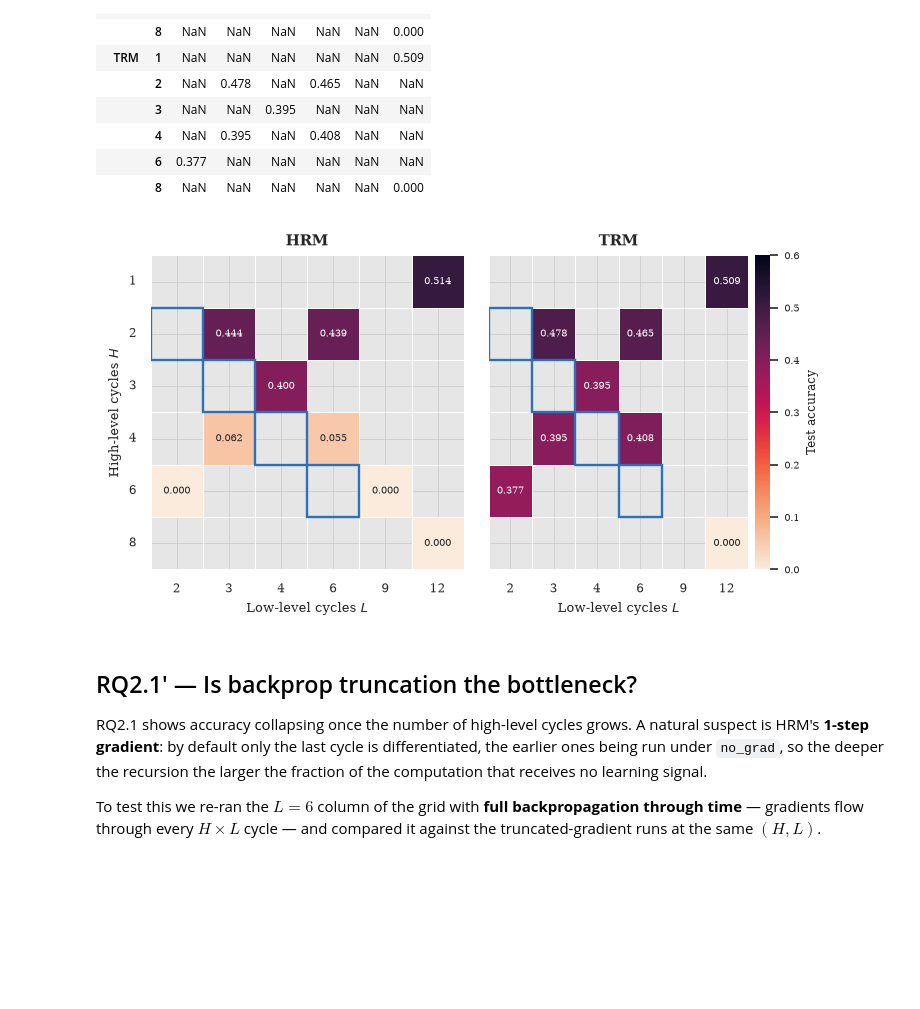
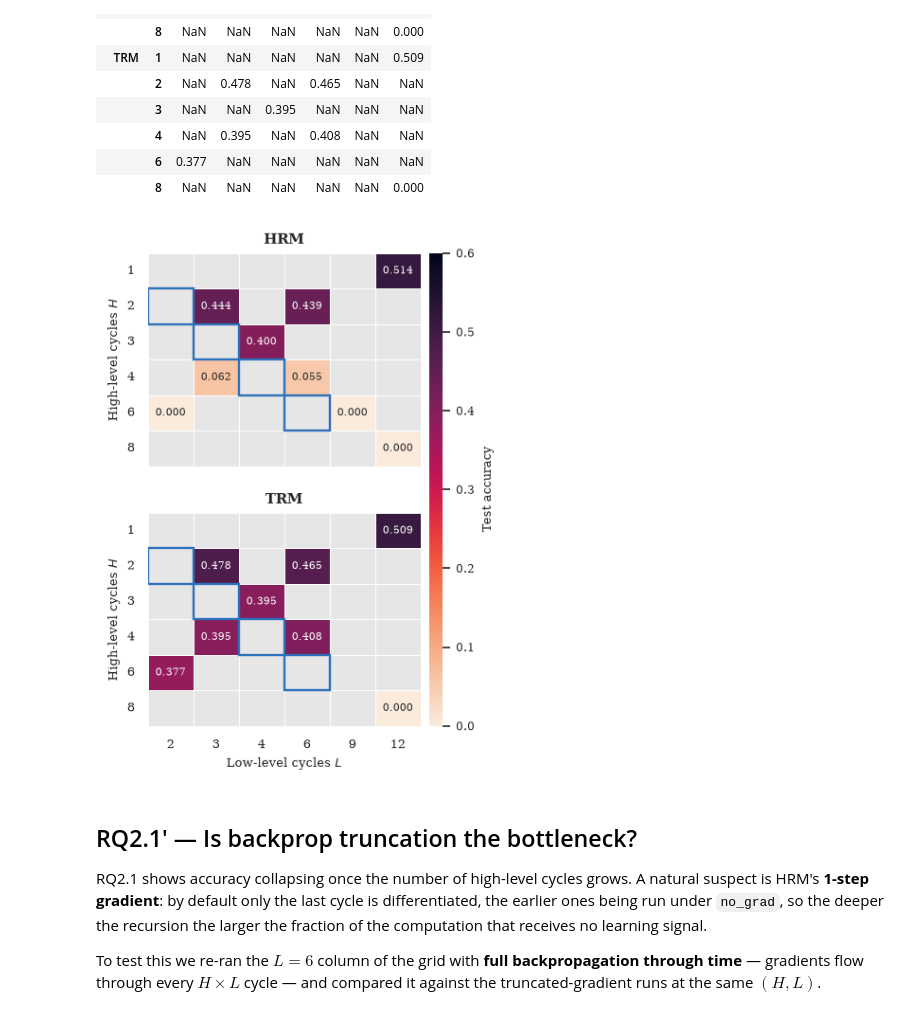
Before and after one commit to MariusAAROS/HRM-Text-for-Graphs, a Jupyter notebook: report/paper_results.ipynb, the cells around one changed output. Drawn from its saved outputs; the diff is of its cells as text; code cells hidden in the pictures; blank space fills up the shorter version.

Commit message:
add figures

```diff
--- a/report/paper_results.ipynb
+++ b/report/paper_results.ipynb
@@ -689,46 +705,52 @@ pd.concat({"HRM": hrm_grid, "TRM": trm_grid}, names=["family"]).round(3)
 |  | 6 | 0.377 | NaN | NaN | NaN | NaN | NaN |
 |  | 8 | NaN | NaN | NaN | NaN | NaN | 0.000 |
 # %%
-# Full-width `figure*`: accuracy over the (H, L) grid, one panel per family.
-# No `sharey`: seaborn rewrites the tick labels per axes, which a shared y-axis drops.
+# Single-column figure: accuracy over the (H, L) grid, HRM above TRM on the same cell
+# geometry, with one colorbar spanning both panels so they stay cell-for-cell aligned.
+# No `sharex`: seaborn rewrites the tick labels per axes, which a shared axis drops.
 def plot_hl_heatmaps(fname="ablation_hl_grid"):
     vmax = np.ceil(abl["accuracy"].max() * 10) / 10
-    fig, axes = plt.subplots(1, 2, figsize=(PAGE_W, 3.4), gridspec_kw={"wspace": 0.08})
+    fig = plt.figure(figsize=(COL_W, 5.4))
+    gs = fig.add_gridspec(2, 2, width_ratios=[1, 0.05], hspace=0.22, wspace=0.06)
+    axes = [fig.add_subplot(gs[0, 0]), fig.add_subplot(gs[1, 0])]
+    cbar_ax = fig.add_subplot(gs[:, 1])
 
     for ax, (fam, grid) in zip(axes, [("HRM", hrm_grid), ("TRM", trm_grid)]):
         last = fam == "TRM"
         sns.heatmap(
             grid, ax=ax, mask=grid.isna(), annot=True, fmt=".3f", cmap="rocket_r",
             vmin=0, vmax=vmax, linewidths=0.4, linecolor="white",
-            annot_kws={"fontsize": 6}, cbar=last,
-            cbar_kws={"label": "Test accuracy", "pad": 0.02} if last else None,
+            annot_kws={"fontsize": 6.5}, cbar=last, cbar_ax=cbar_ax if last else None,
+            cbar_kws={"label": "Test accuracy"} if last else None,
         )
         ax.set_facecolor("0.90")  # cells with no run
+        ax.grid(False)
 
         # Outline the L/H = 1 diagonal: cells above it are high-level dominated.
         for i, h in enumerate(H_VALS):
             if h in L_VALS:
                 ax.add_patch(mpl.patches.Rectangle(
                     (L_VALS.index(h), i), 1, 1, fill=False,
                     edgecolor=TRM_COLOR, linewidth=1.4, zorder=4,
                 ))
 
         ax.set_title(fam, fontsize=9)
-        ax.set_xlabel("Low-level cycles $L$", fontsize=8)
-        ax.set_xticklabels(L_VALS, rotation=0, fontsize=7)
-        ax.set_yticklabels(H_VALS if not last else [], rotation=0, fontsize=7)
-        ax.set_ylabel("High-level cycles $H$" if not last else "", fontsize=8)
+        ax.set_xticklabels(L_VALS if last else [], rotation=0, fontsize=7.5)
+        ax.set_xlabel("Low-level cycles $L$" if last else "", fontsize=8)
+        ax.set_yticklabels(H_VALS, rotation=0, fontsize=7.5)
+        ax.set_ylabel("High-level cycles $H$", fontsize=8)
+        if not last:
+            ax.tick_params(axis="x", length=0)
 
-    cbar_ax = fig.axes[-1]
-    cbar_ax.yaxis.label.set_size(7)
-    cbar_ax.tick_params(labelsize=6)
+    cbar_ax.yaxis.label.set_size(8)
+    cbar_ax.tick_params(labelsize=7)
     save_fig(fig, fname)
     plt.show()
 
 
 plot_hl_heatmaps()
 # %% [output]
-[figure, old version]
+[figure, new version]
 # %% [markdown]
 ## RQ2.1' — Is backprop truncation the bottleneck?
 
```
Also changed, not shown: parts of 15 cells of this notebook, 8 other files.
